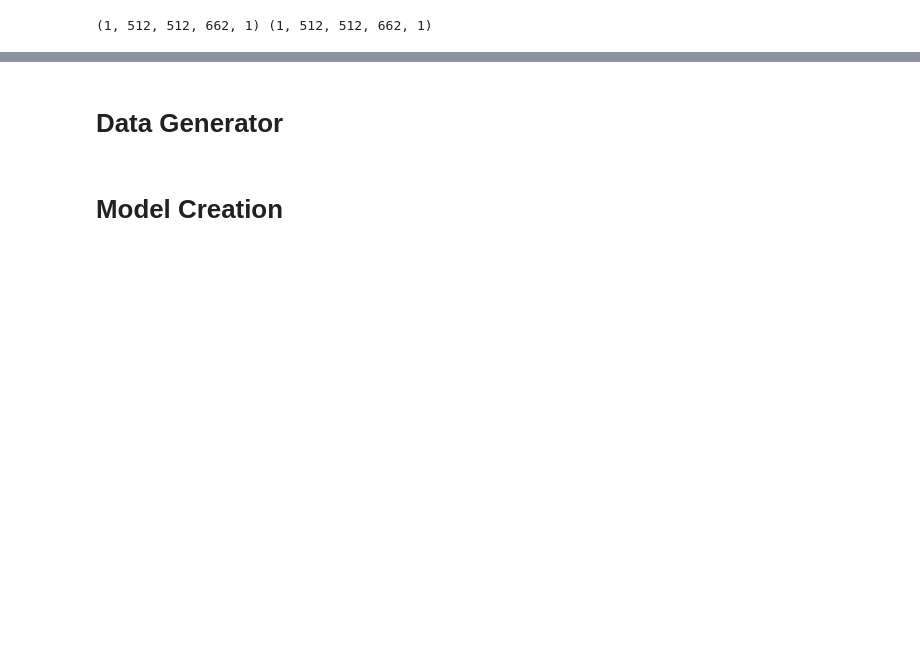
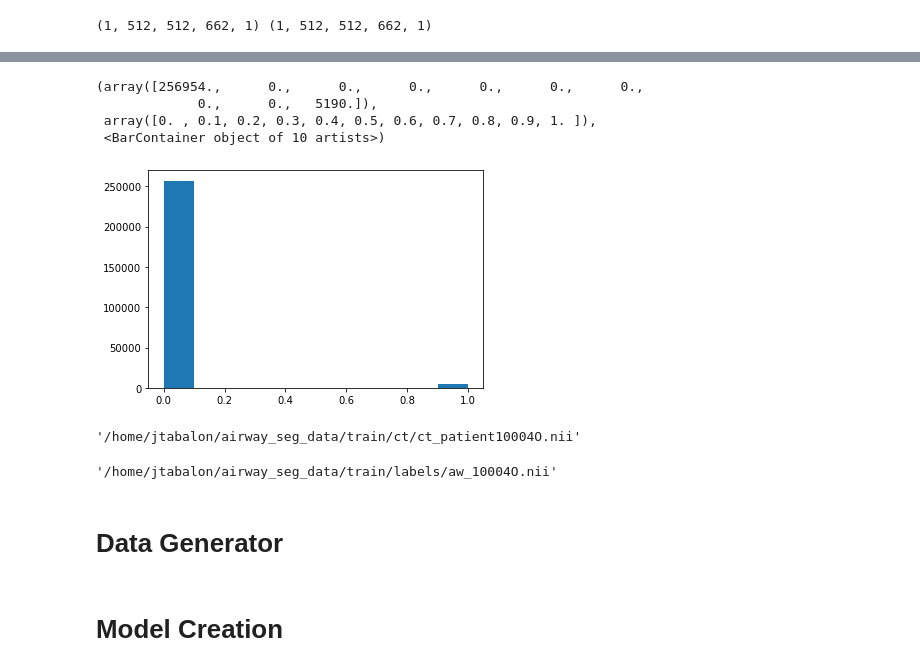
Before and after one commit to jtabalon/airway_seg, a Jupyter notebook: fit_one_image.ipynb, the cells around one changed output, grey strips where cells are left out. Cells and saved outputs as stored; diff of their text form; code cells hidden in the pictures; blank space fills up the shorter version.

Commit message:
add data generation. TODO verify with kyle

```diff
--- a/fit_one_image.ipynb
+++ b/fit_one_image.ipynb
@@ -70,3 +120,23 @@ test_mask[:,(291-32):(291+32),(170-32):(170+32),(411-32):(411+32),:].shape
+# %%
+plt.hist(label.flatten())
+# %% [output]
+(array([256954.,      0.,      0.,      0.,      0.,      0.,      0.,
+             0.,      0.,   5190.]),
+ array([0. , 0.1, 0.2, 0.3, 0.4, 0.5, 0.6, 0.7, 0.8, 0.9, 1. ]),
+ <BarContainer object of 10 artists>)
+[figure, added]
+# %%
+ids = "10004O"
+data_dir = "/home/jtabalon/airway_seg_data"
+img_dir = os.path.join(data_dir, r'train/ct/ct_patient' + str(ids) + '.nii')
+img_dir
+# %% [output]
+'/home/jtabalon/airway_seg_data/train/ct/ct_patient10004O.nii'
+# %%
+mask_dir = os.path.join(data_dir, r'train/labels/aw_' + str(ids) + '.nii')
+mask_dir
+# %% [output]
+'/home/jtabalon/airway_seg_data/train/labels/aw_10004O.nii'
 # %% [markdown]
 # Data Generator
 # %%
```
Also changed, not shown: parts of 17 cells of this notebook.
